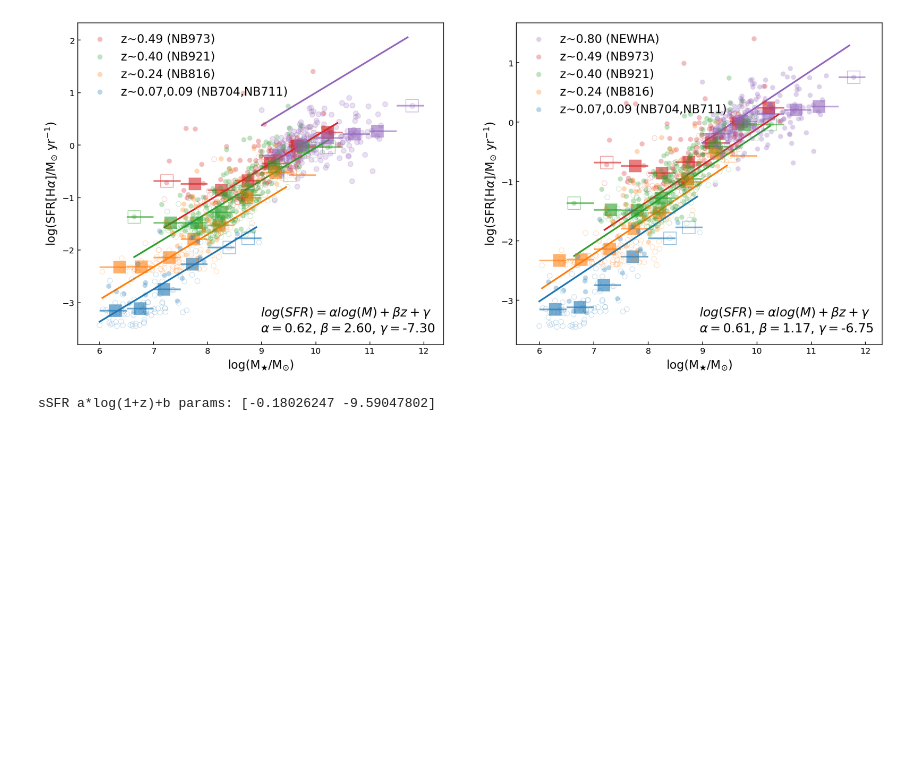
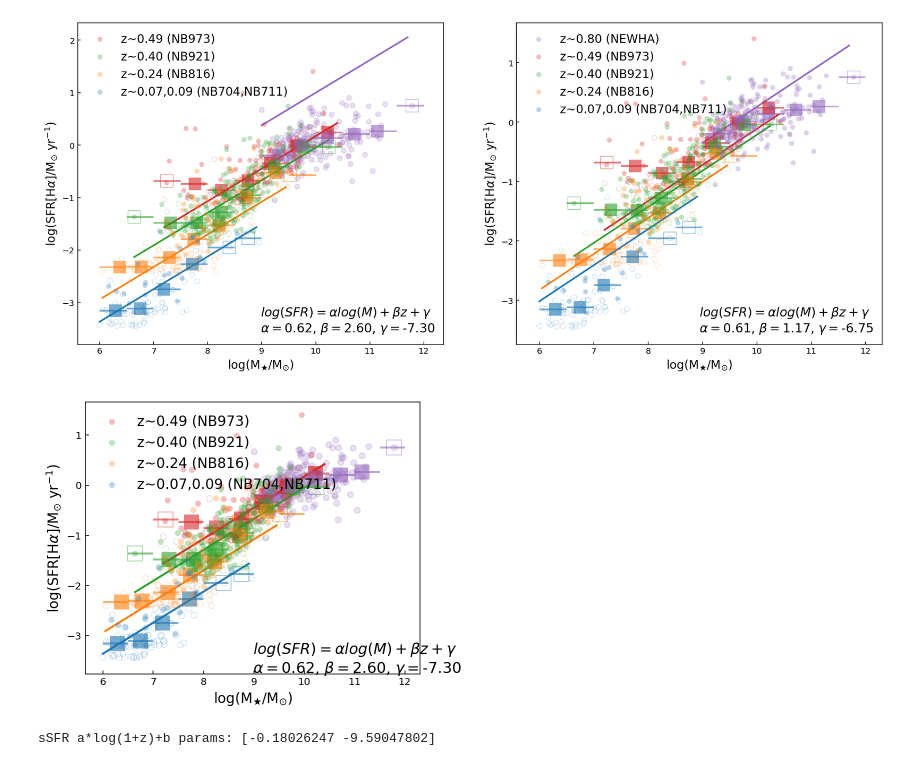
Before and after one commit to kaitshin/LowM_MainSequence, a Jupyter notebook: new_ha.ipynb, the cells around one changed output. Saved outputs shown, nothing was run; the diff lists cells and outputs as text; code cells hidden in the pictures; blank space fills up the shorter version.

Commit message:
added a newha plot w/o extrapolation

```diff
--- a/new_ha.ipynb
+++ b/new_ha.ipynb
@@ -140,6 +140,14 @@ f.set_size_inches(15,6)
 plt.show()
 # %% [output]
 [figure]
+# %%
+f, ax = plt.subplots(1,1)
+make_redshift_graph(f, ax, z_arr, corr_sfrs, stlr_mass, zspec0, filts, good_sig_iis, cwheel)
+ax.plot(newha_logm, newha_logsfrha, 'o', c=newha_col, alpha=0.2, zorder=1)
+plot_zdep_avg_sfrs(ax, newha_logm, newha_logsfrha, newha_col)
+f.set_size_inches(6,5)
+# %% [output]
+[figure, added]
 # %%
 import plot_nbia_mainseq
 reload(plot_nbia_mainseq)
```
